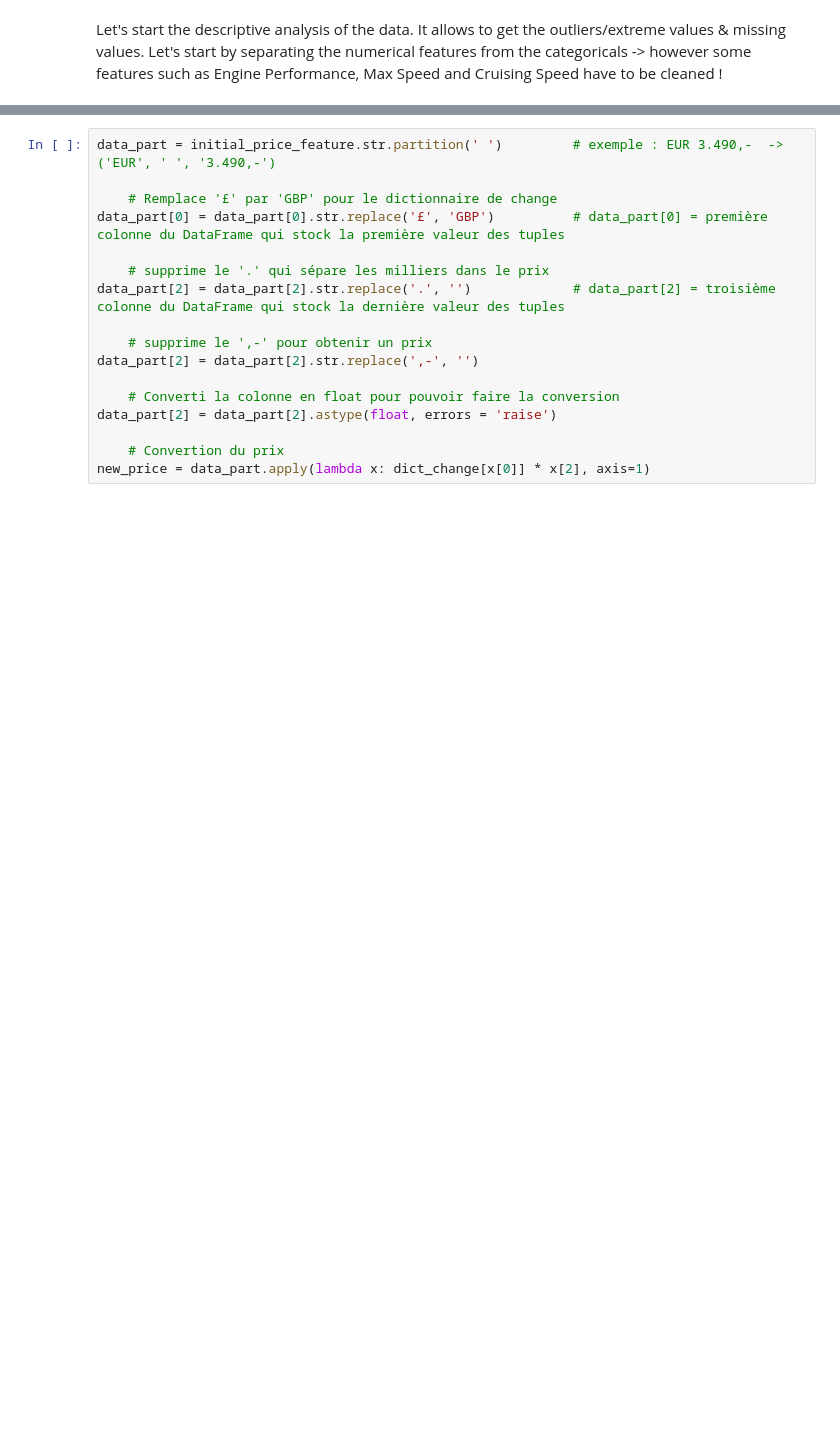
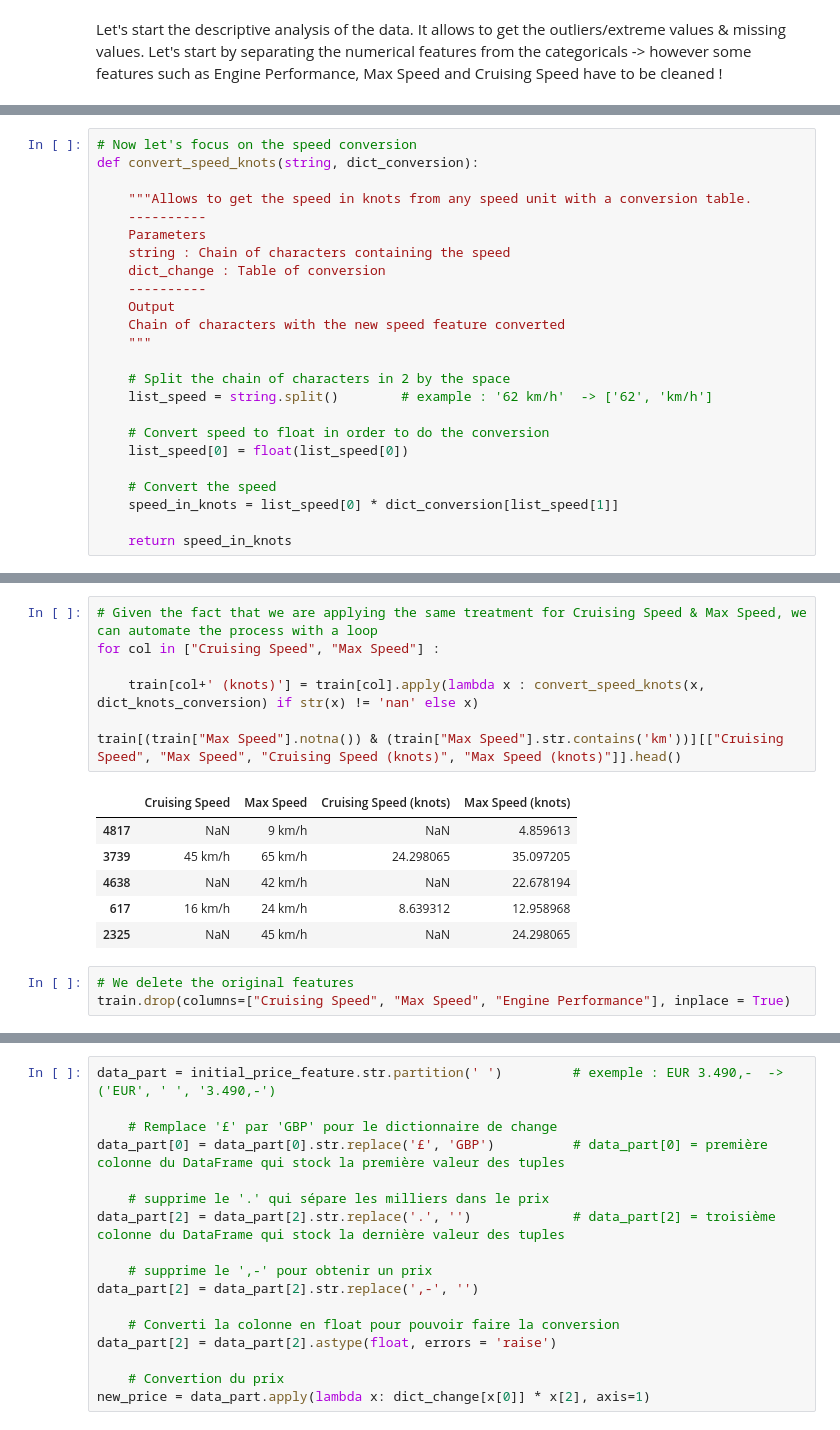
Before and after one commit to SueHolder/OVFAcademy, a Jupyter notebook: Untitled0.ipynb, the cells around one changed output, grey strips where cells are left out. Drawn from its saved outputs; the diff is of its cells as text; blank space fills up the shorter version.

```diff
--- a/Untitled0.ipynb
+++ b/Untitled0.ipynb
@@ -813,0 +885,24 @@ Let's start the descriptive analysis of the data. It allows to get the outliers/
+# %%
+# Now let's focus on the speed conversion
+def convert_speed_knots(string, dict_conversion):
+
+    """Allows to get the speed in knots from any speed unit with a conversion table.
+    ----------
+    Parameters
+    string : Chain of characters containing the speed
+    dict_change : Table of conversion
+    ----------
+    Output
+    Chain of characters with the new speed feature converted
+    """
+
+    # Split the chain of characters in 2 by the space
+    list_speed = string.split()        # example : '62 km/h'  -> ['62', 'km/h']
+
+    # Convert speed to float in order to do the conversion
+    list_speed[0] = float(list_speed[0])
+
+    # Convert the speed
+    speed_in_knots = list_speed[0] * dict_conversion[list_speed[1]]
+
+    return speed_in_knots
@@ -813,0 +920,17 @@ Let's start the descriptive analysis of the data. It allows to get the outliers/
+# %%
+# Given the fact that we are applying the same treatment for Cruising Speed & Max Speed, we can automate the process with a loop
+for col in ["Cruising Speed", "Max Speed"] :
+
+    train[col+' (knots)'] = train[col].apply(lambda x : convert_speed_knots(x, dict_knots_conversion) if str(x) != 'nan' else x)
+
+train[(train["Max Speed"].notna()) & (train["Max Speed"].str.contains('km'))][["Cruising Speed", "Max Speed", "Cruising Speed (knots)", "Max Speed (knots)"]].head()
+# %% [output]
+|  | Cruising Speed | Max Speed | Cruising Speed (knots) | Max Speed (knots) |
+| 4817 | NaN | 9 km/h | NaN | 4.859613 |
+| 3739 | 45 km/h | 65 km/h | 24.298065 | 35.097205 |
+| 4638 | NaN | 42 km/h | NaN | 22.678194 |
+| 617 | 16 km/h | 24 km/h | 8.639312 | 12.958968 |
+| 2325 | NaN | 45 km/h | NaN | 24.298065 |
+# %%
+# We delete the original features
+train.drop(columns=["Cruising Speed", "Max Speed", "Engine Performance"], inplace = True)
```
Also changed, not shown: parts of 10 cells of this notebook.
